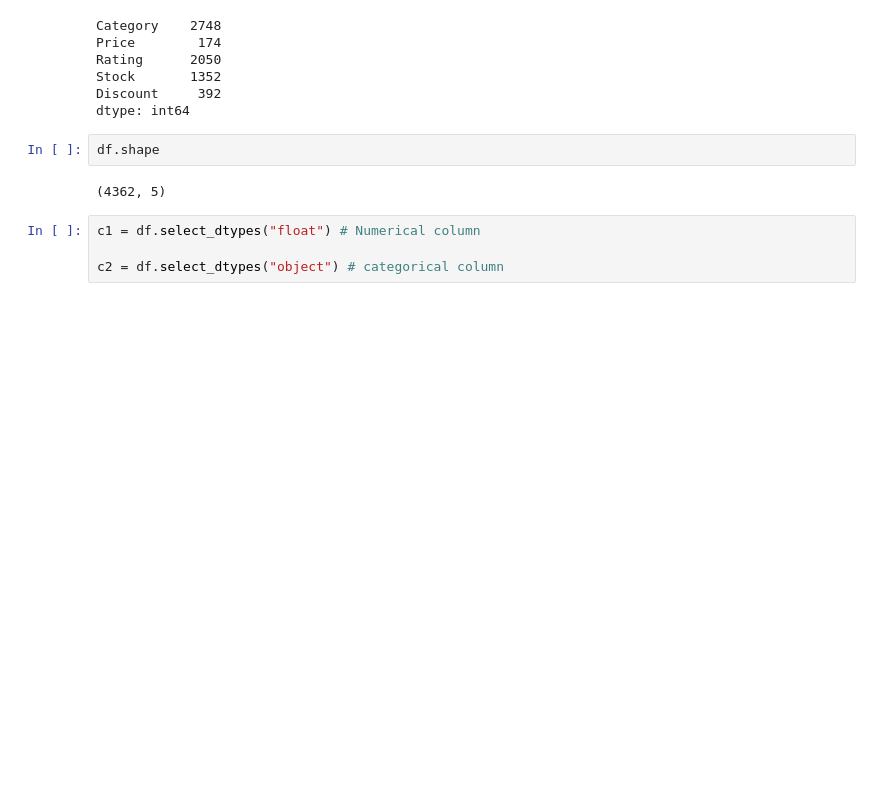
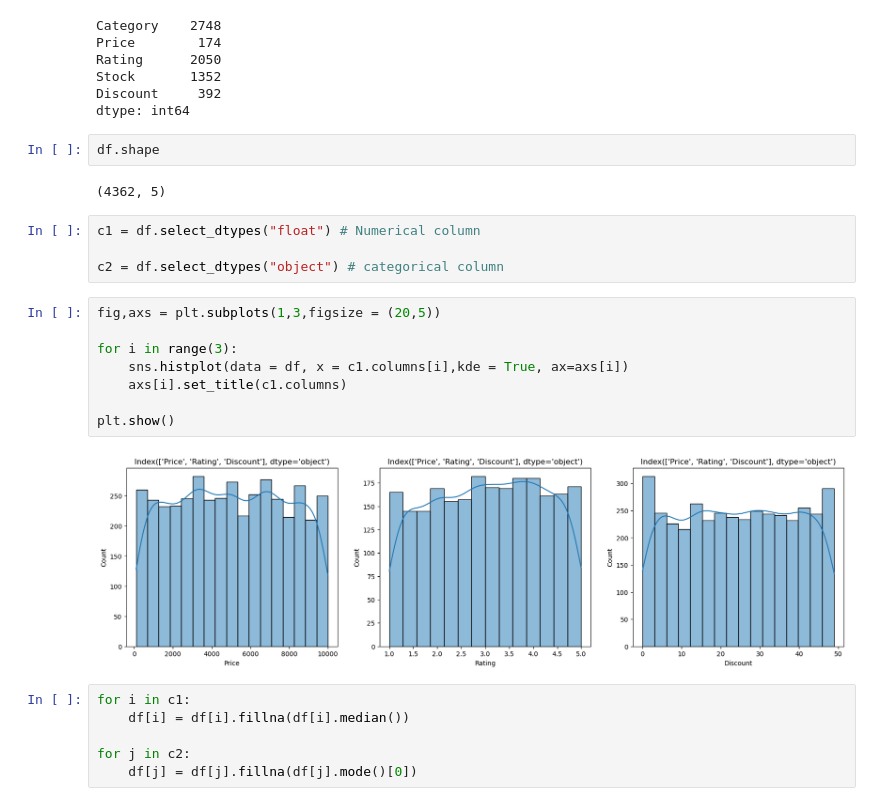
Before and after one commit to Jishnu-12/Data-analytics, a Jupyter notebook: Machine-Learning/ML-Linear-Regression3.ipynb, the cells around one changed output. Saved outputs shown, nothing was run; the diff lists cells and outputs as text; blank space fills up the shorter version.

```diff
--- a/Machine-Learning/ML-Linear-Regression3.ipynb
+++ b/Machine-Learning/ML-Linear-Regression3.ipynb
@@ -57,3 +57,19 @@ df.shape
 c1 = df.select_dtypes("float") # Numerical column
 
 c2 = df.select_dtypes("object") # categorical column
+# %%
+fig,axs = plt.subplots(1,3,figsize = (20,5))
+
+for i in range(3):
+    sns.histplot(data = df, x = c1.columns[i],kde = True, ax=axs[i])
+    axs[i].set_title(c1.columns)
+
+plt.show()
+# %% [output]
+[figure, added]
+# %%
+for i in c1:
+    df[i] = df[i].fillna(df[i].median())
+
+for j in c2:
+    df[j] = df[j].fillna(df[j].mode()[0])
```
Also changed, not shown: parts of 9 cells of this notebook.
